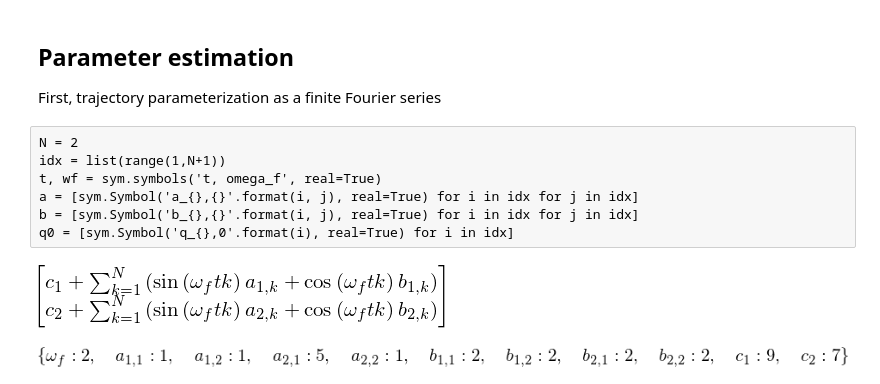
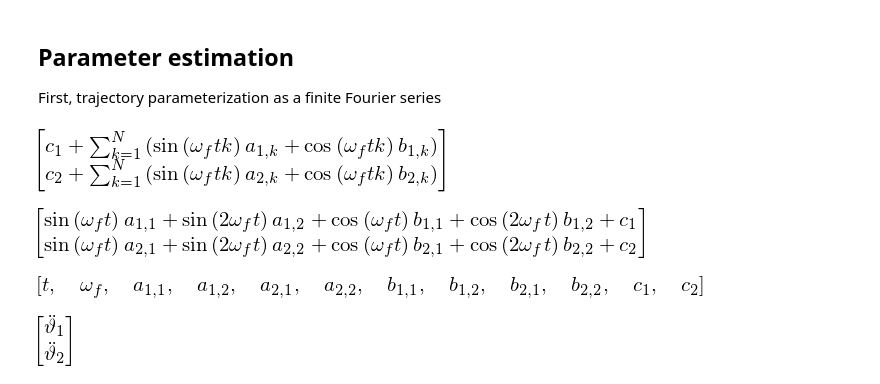
Before and after one commit to kschwan/twolink, a Jupyter notebook: twolink.ipynb, the cells around one changed output. Drawn from its saved outputs; the diff is of its cells as text; code cells hidden in the pictures.

```diff
--- a/twolink.ipynb
+++ b/twolink.ipynb
@@ -424,13 +424,6 @@ sym.simplify(tau_test2 - tau_test1.subs({gx:0}))
 # %% [markdown]
 ## Parameter estimation
 First, trajectory parameterization as a finite Fourier series
-# %% [raw]
-N = 2
-idx = list(range(1,N+1))
-t, wf = sym.symbols('t, omega_f', real=True)
-a = [sym.Symbol('a_{},{}'.format(i, j), real=True) for i in idx for j in idx]
-b = [sym.Symbol('b_{},{}'.format(i, j), real=True) for i in idx for j in idx]
-q0 = [sym.Symbol('q_{},0'.format(i), real=True) for i in idx]
 # %%
 N = sym.symbols('N', integer=True)
 i, k = sym.symbols('i, k', cls=sym.Idx)
@@ -438,19 +431,27 @@ t, wf = sym.symbols('t, omega_f', real=True)
 a = sym.IndexedBase('a')
 b = sym.IndexedBase('b')
 c = sym.IndexedBase('c')
+N_val = 2
 # %%
-q_i = c[i] + sym.Sum(a[i,k]*sym.sin(k*wf*t) + b[i,k]*sym.cos(k*wf*t), (k,1,N))
-q = sym.Matrix([q_i.subs({i: j}) for j in range(1,3)])
-q
+q2_i = c[i] + sym.Sum(a[i,k]*sym.sin(k*wf*t) + b[i,k]*sym.cos(k*wf*t), (k,1,N))
+q2 = sym.Matrix([q2_i.subs({i: j}) for j in range(1,3)])
+q2
 # %% [output]
 [figure]
-# %%
-subz = {wf: 2}
-subz.update({a[1,j+1]: x for j, x in enumerate([1, 1])})
-subz.update({a[2,j+1]: x for j, x in enumerate([5, 1])})
-subz.update({b[1,j+1]: x for j, x in enumerate([2, 2])})
-subz.update({b[2,j+1]: x for j, x in enumerate([2, 2])})
-subz.update({c[j+1]: x for j, x in enumerate([9, 7])})
-subz
-# %% [output]
-[figure, removed]
+# %%
+q2_expr = q2.subs({N: N_val}).doit()
+q2_expr
+# %% [output]
+[figure, added]
+# %%
+syms_a = [a[i,j] for i in range(1, N_val+1) for j in range(1, N_val+1)]
+syms_b = [b[i,j] for i in range(1, N_val+1) for j in range(1, N_val+1)]
+syms_c = [c[i] for i in range(1, N_val+1)]
+syms_list = [t, wf] + syms_a + syms_b + syms_c
+syms_list
+# %% [output]
+[figure, added]
+# %%
+qdd
+# %% [output]
+[figure, added]
```
Also changed, not shown: parts of 8 cells of this notebook.
